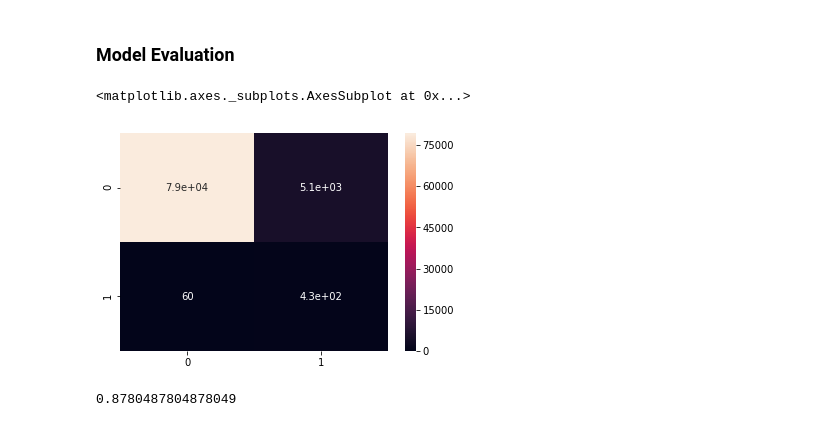
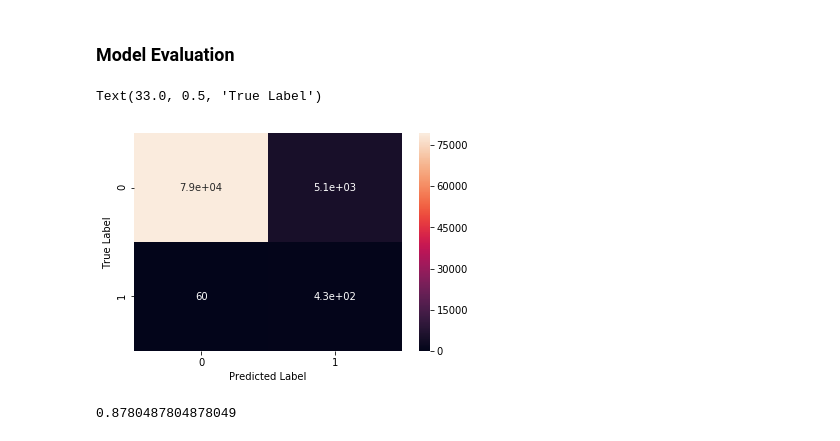
Before and after one commit to AsisASotelo/Credit_Card_Fraud, a Jupyter notebook: credit_card_fraud.model_def.jupyter.v1.ipynb, the cells around one changed output. Saved outputs shown, nothing was run; the diff lists cells and outputs as text; code cells hidden in the pictures.

```diff
--- a/credit_card_fraud.model_def.jupyter.v1.ipynb
+++ b/credit_card_fraud.model_def.jupyter.v1.ipynb
@@ -58,26 +55,3 @@ TRAIN_SAMPLE = 200000
 # Set Validation Size
 
 VALIDATION_SIZE = .2
-# %%
-
-import types
-import pandas as pd
-from botocore.client import Config
-import ibm_boto3
-
-def __iter__(self): return 0
-
-# @hidden_cell
-# The following code accesses a file in your IBM Cloud Object Storage. It includes your credentials.
-# You might want to remove those credentials before you share the notebook.
-client_6543831d1aa4422e929557ca99f11127 = ibm_boto3.client(service_name='s3',
-    ibm_api_key_id='5hFiFZI3uuQ2dZ3KmePOADYRVqx8qVYt0izookom_Ak8',
-    ibm_auth_endpoint="https://iam.ng.bluemix.net/oidc/token",
-    config=Config(signature_version='oauth'),
-    endpoint_url='https://s3-api.us-geo.objectstorage.service.networklayer.com')
-
-body = client_6543831d1aa4422e929557ca99f11127.get_object(Bucket='advancedcourseracapstone-donotdelete-pr-evg4tugpydzysx',Key='creditcard.csv')['Body']
-# add missing __iter__ method, so pandas accepts body as file-like object
-if not hasattr(body, "__iter__"): body.__iter__ = types.MethodType( __iter__, body )
-
-df = pd.read_csv(body)
@@ -544,10 +507,12 @@ total_trades = len(y_test)
 # %%
 cm = confusion_matrix(y_test, mad_outliers)
 
 sns.heatmap(cm,annot =True)
+plt.xlabel("Predicted Label")
+plt.ylabel("True Label")
 # %% [output]
-<matplotlib.axes._subplots.AxesSubplot at 0x...>
+Text(33.0, 0.5, 'True Label')
-[figure, old version]
+[figure, new version]
 # %%
 cm[1][1]/(cm[1][0] + cm[1][1])
 # %% [output]
```
Also changed, not shown: parts of 14 cells of this notebook.
